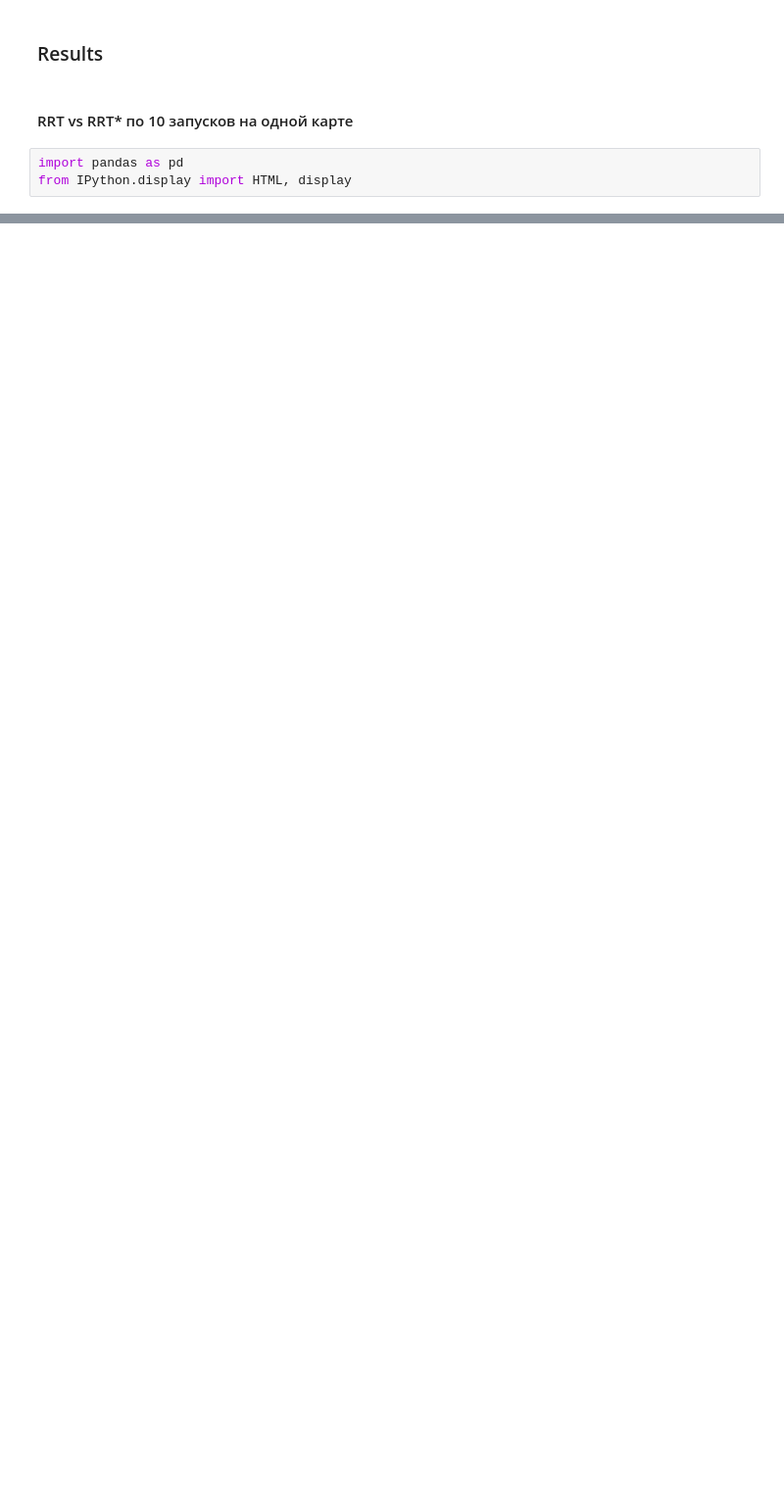
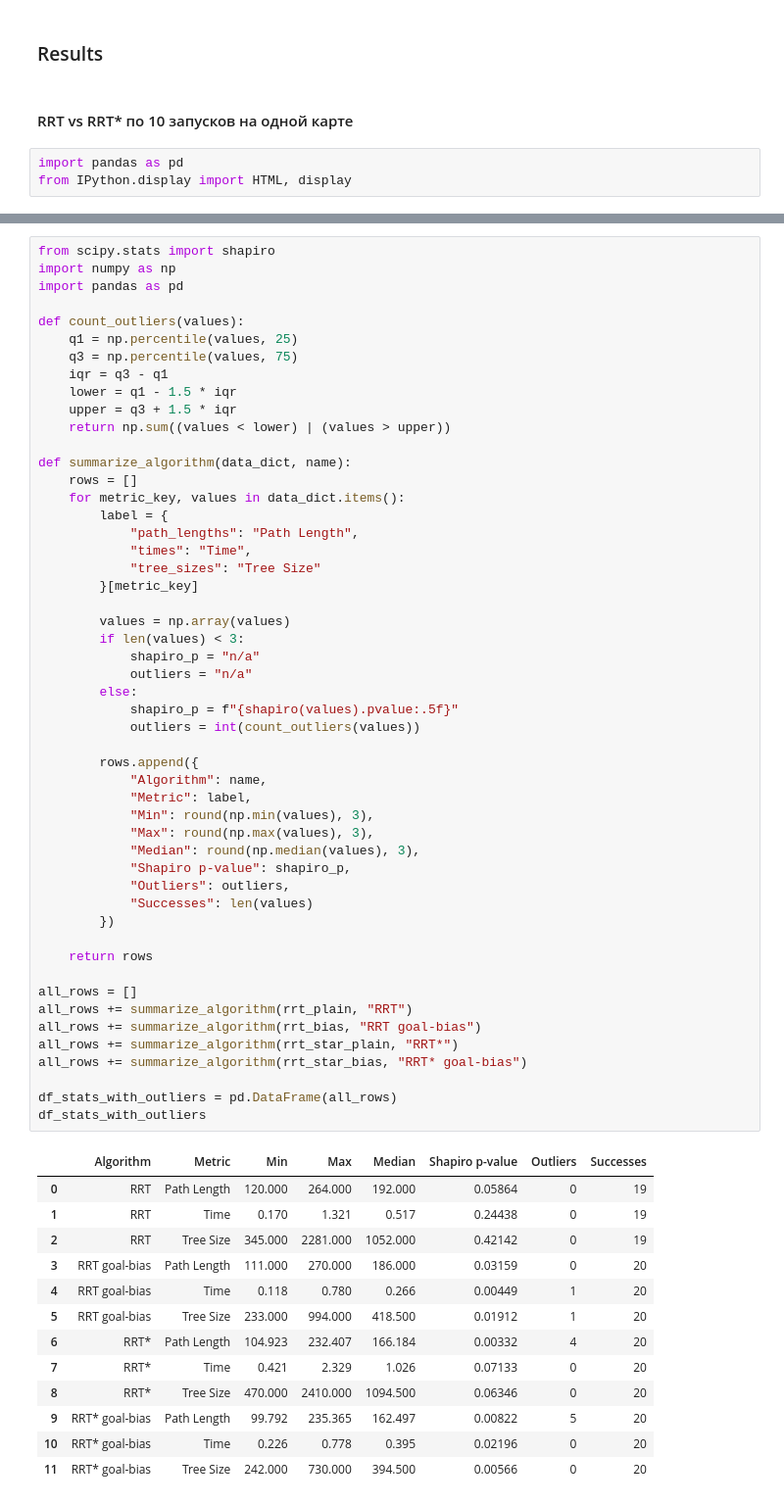
Before and after one commit to qrvmil/Manipulator, a Jupyter notebook: RRT/rrt_practice.ipynb, the cells around one changed output, grey strips where cells are left out. Shown: that part at 98% size. Drawn from its saved outputs; the diff is of its cells as text; blank space fills up the shorter version.

```diff
--- a/RRT/rrt_practice.ipynb
+++ b/RRT/rrt_practice.ipynb
@@ -754,0 +636,65 @@ plt.show()
+# %%
+from scipy.stats import shapiro
+import numpy as np
+import pandas as pd
+
+def count_outliers(values):
+    q1 = np.percentile(values, 25)
+    q3 = np.percentile(values, 75)
+    iqr = q3 - q1
+    lower = q1 - 1.5 * iqr
+    upper = q3 + 1.5 * iqr
+    return np.sum((values < lower) | (values > upper))
+
+def summarize_algorithm(data_dict, name):
+    rows = []
+    for metric_key, values in data_dict.items():
+        label = {
+            "path_lengths": "Path Length",
+            "times": "Time",
+            "tree_sizes": "Tree Size"
+        }[metric_key]
+
+        values = np.array(values)
+        if len(values) < 3:
+            shapiro_p = "n/a"
+            outliers = "n/a"
+        else:
+            shapiro_p = f"{shapiro(values).pvalue:.5f}"
+            outliers = int(count_outliers(values))
+
+        rows.append({
+            "Algorithm": name,
+            "Metric": label,
+            "Min": round(np.min(values), 3),
+            "Max": round(np.max(values), 3),
+            "Median": round(np.median(values), 3),
+            "Shapiro p-value": shapiro_p,
+            "Outliers": outliers,
+            "Successes": len(values)
+        })
+
+    return rows
+
+all_rows = []
+all_rows += summarize_algorithm(rrt_plain, "RRT")
+all_rows += summarize_algorithm(rrt_bias, "RRT goal-bias")
+all_rows += summarize_algorithm(rrt_star_plain, "RRT*")
+all_rows += summarize_algorithm(rrt_star_bias, "RRT* goal-bias")
+
+df_stats_with_outliers = pd.DataFrame(all_rows)
+df_stats_with_outliers
+# %% [output]
+|  | Algorithm | Metric | Min | Max | Median | Shapiro p-value | Outliers | Successes |
+| 0 | RRT | Path Length | 120.000 | 264.000 | 192.000 | 0.05864 | 0 | 19 |
+| 1 | RRT | Time | 0.170 | 1.321 | 0.517 | 0.24438 | 0 | 19 |
+| 2 | RRT | Tree Size | 345.000 | 2281.000 | 1052.000 | 0.42142 | 0 | 19 |
+| 3 | RRT goal-bias | Path Length | 111.000 | 270.000 | 186.000 | 0.03159 | 0 | 20 |
+| 4 | RRT goal-bias | Time | 0.118 | 0.780 | 0.266 | 0.00449 | 1 | 20 |
+| 5 | RRT goal-bias | Tree Size | 233.000 | 994.000 | 418.500 | 0.01912 | 1 | 20 |
+| 6 | RRT* | Path Length | 104.923 | 232.407 | 166.184 | 0.00332 | 4 | 20 |
+| 7 | RRT* | Time | 0.421 | 2.329 | 1.026 | 0.07133 | 0 | 20 |
+| 8 | RRT* | Tree Size | 470.000 | 2410.000 | 1094.500 | 0.06346 | 0 | 20 |
+| 9 | RRT* goal-bias | Path Length | 99.792 | 235.365 | 162.497 | 0.00822 | 5 | 20 |
+| 10 | RRT* goal-bias | Time | 0.226 | 0.778 | 0.395 | 0.02196 | 0 | 20 |
+| 11 | RRT* goal-bias | Tree Size | 242.000 | 730.000 | 394.500 | 0.00566 | 0 | 20 |
```
Also changed, not shown: parts of 16 cells of this notebook.
